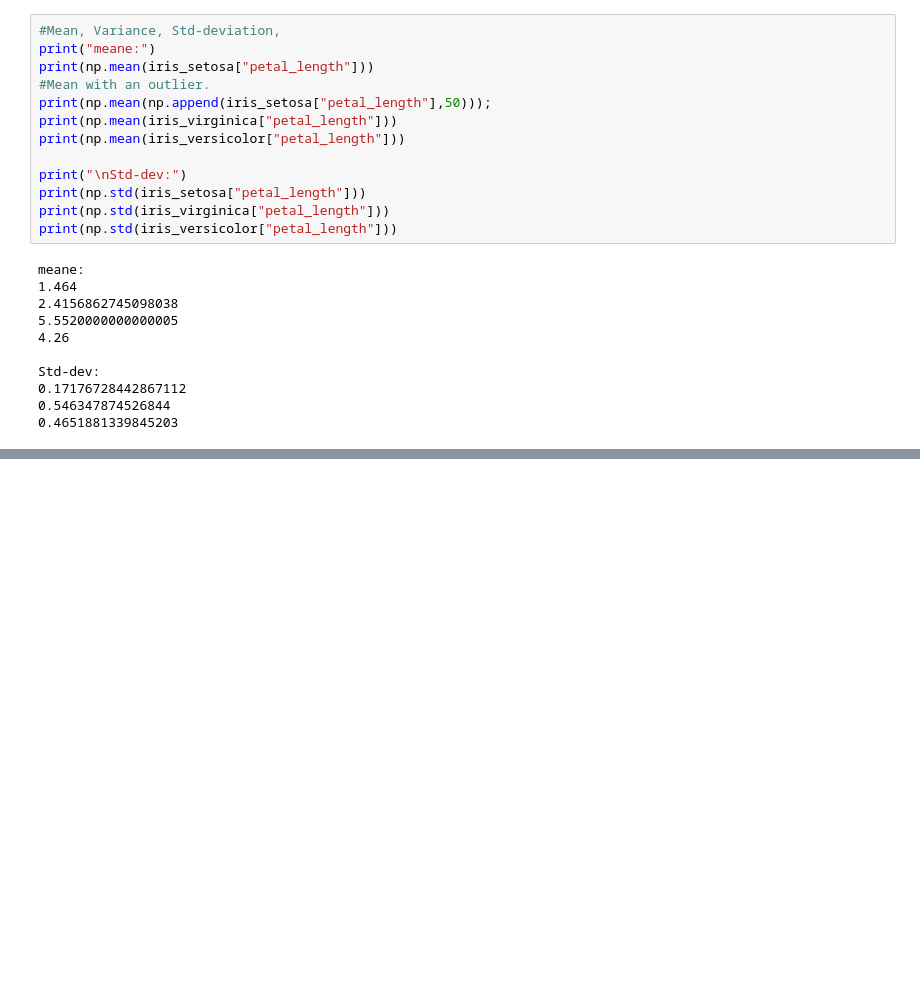
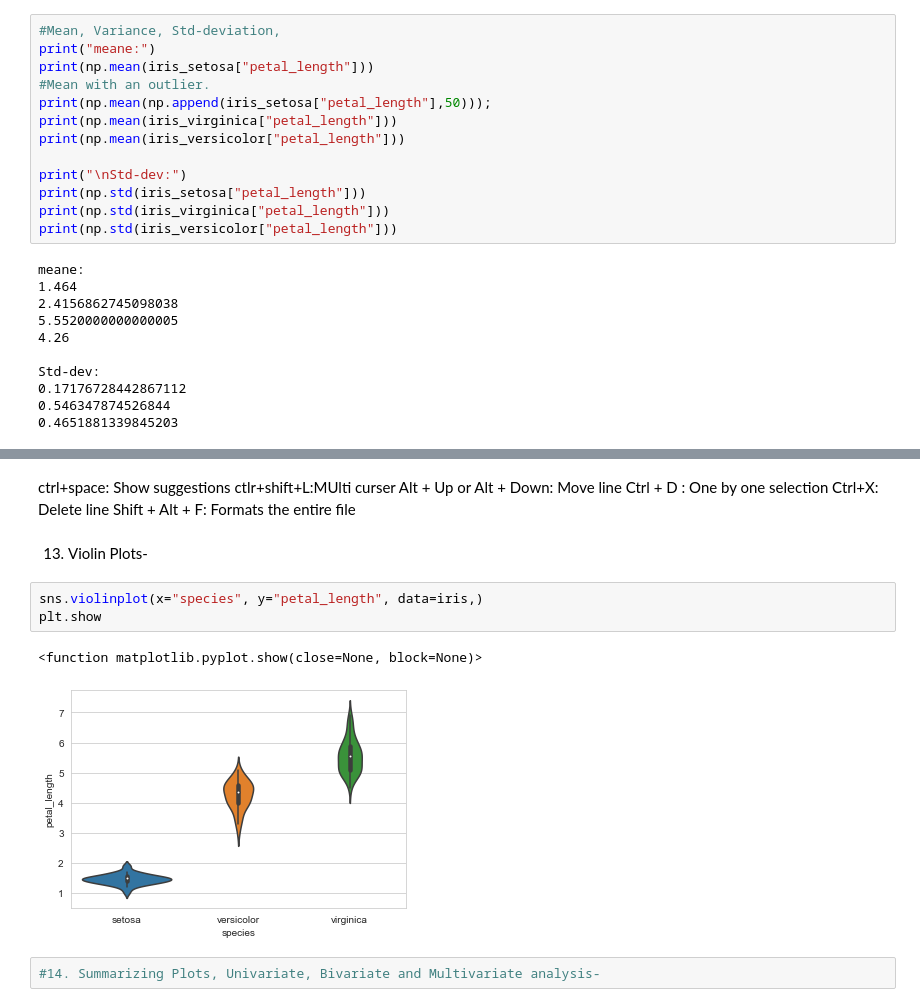
Before and after one commit to Piyush-Choudhary3757/AppliedAI-Machine-Learning-Online-Course, a Jupyter notebook: Module 2_ Data Science_ Exploratory Data Analysis and Data Visualization/1. Plotting for exploratory data analysis (EDA)/MY_XP.ipynb, the cells around one changed output, grey strips where cells are left out. Saved outputs shown, nothing was run; the diff lists cells and outputs as text; blank space fills up the shorter version.

```diff
--- a/Module 2_ Data Science_ Exploratory Data Analysis and Data Visualization/1. Plotting for exploratory data analysis (EDA)/MY_XP.ipynb
+++ b/Module 2_ Data Science_ Exploratory Data Analysis and Data Visualization/1. Plotting for exploratory data analysis (EDA)/MY_XP.ipynb
@@ -260,0 +324,17 @@ Std-dev:
+# %% [markdown]
+ctrl+space: Show suggestions
+ctlr+shift+L:MUlti curser
+Alt + Up or Alt + Down: Move line
+Ctrl + D : One by one selection
+Ctrl+X: Delete line
+Shift + Alt + F: Formats the entire file
+# %% [markdown]
+13. Violin Plots-
+# %%
+sns.violinplot(x="species", y="petal_length", data=iris,)
+plt.show
+# %% [output]
+<function matplotlib.pyplot.show(close=None, block=None)>
+[figure, added]
+# %%
+#14. Summarizing Plots, Univariate, Bivariate and Multivariate analysis-
```
Also changed, not shown: parts of 10 cells of this notebook, 1 other file.
